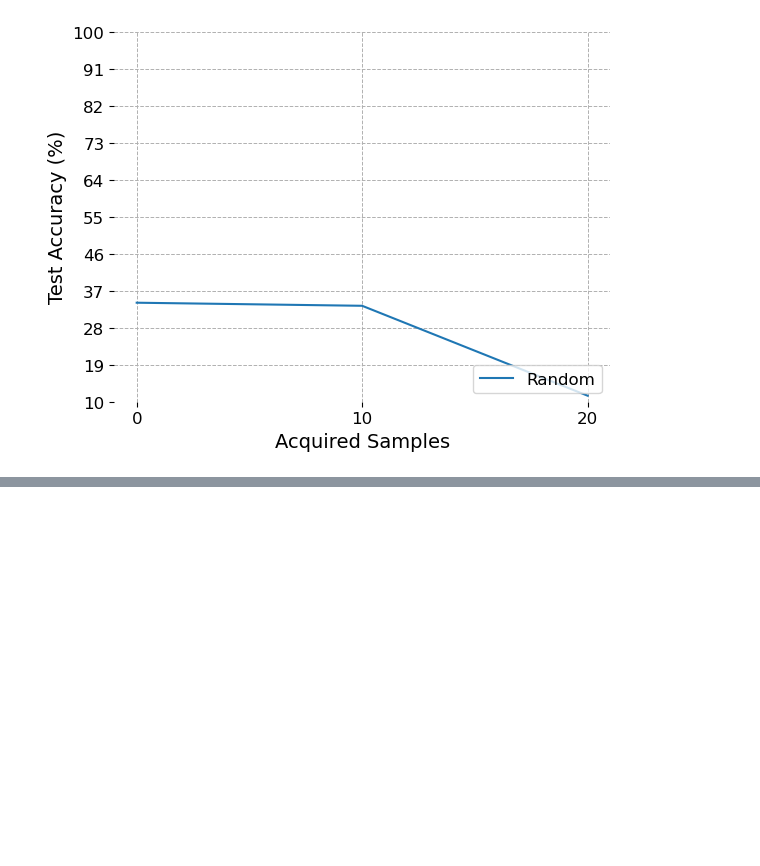
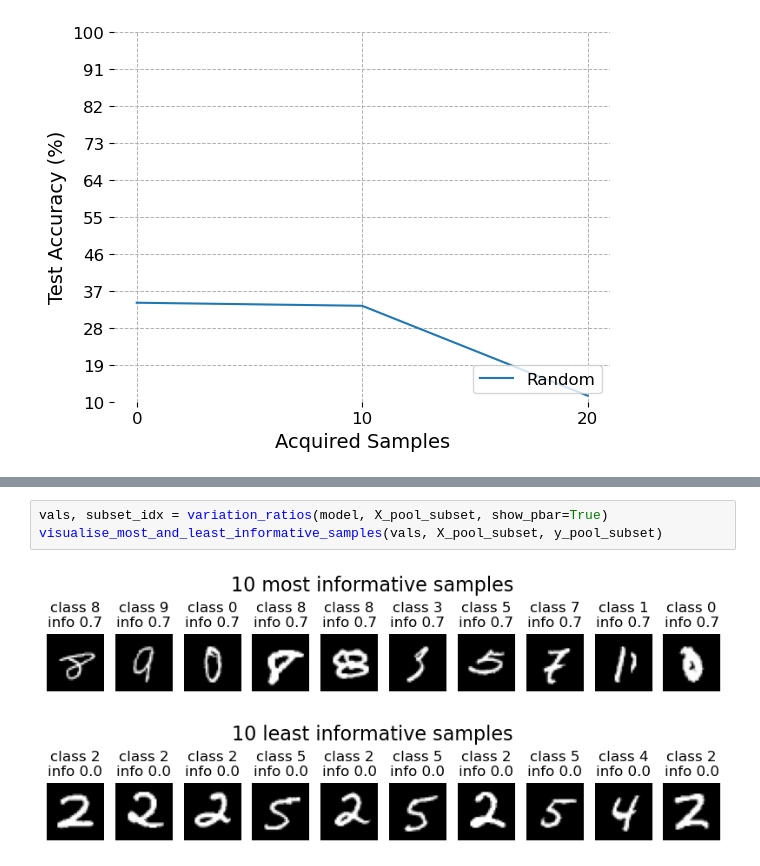
Before and after one commit to pilzpascal/2024s-bsc-practical-work, a Jupyter notebook: Active Learning.ipynb, the cells around one changed output, grey strips where cells are left out. Drawn from its saved outputs; the diff is of its cells as text; blank space fills up the shorter version.

```diff
--- a/Active Learning.ipynb
+++ b/Active Learning.ipynb
@@ -53,0 +64,6 @@ NameError: name 'X_pool' is not defined
+# %%
+vals, subset_idx = variation_ratios(model, X_pool_subset, show_pbar=True)
+visualise_most_and_least_informative_samples(vals, X_pool_subset, y_pool_subset)
+# %% [output]
+[figure, added]
+[figure, added]
```
Also changed, not shown: parts of 7 cells of this notebook, 2 other files.
